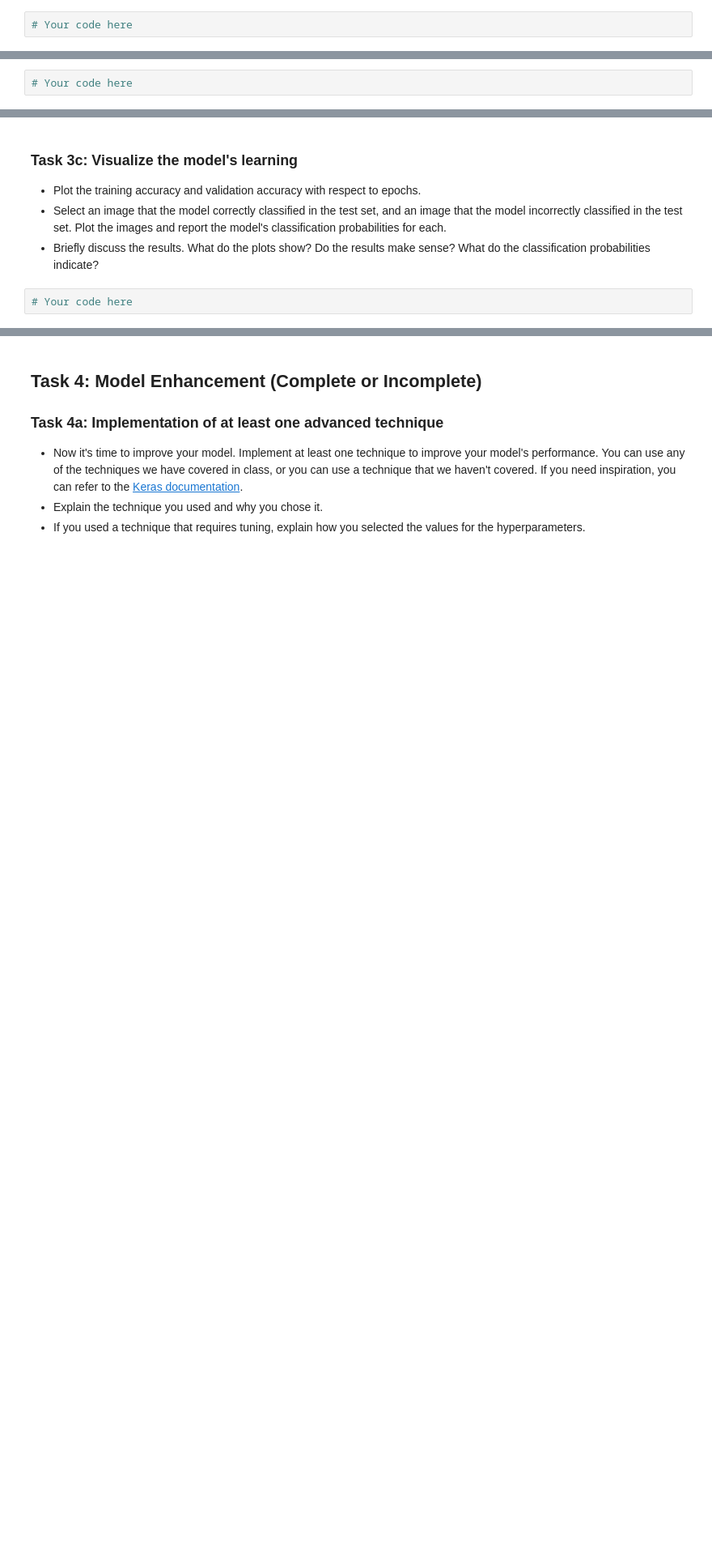
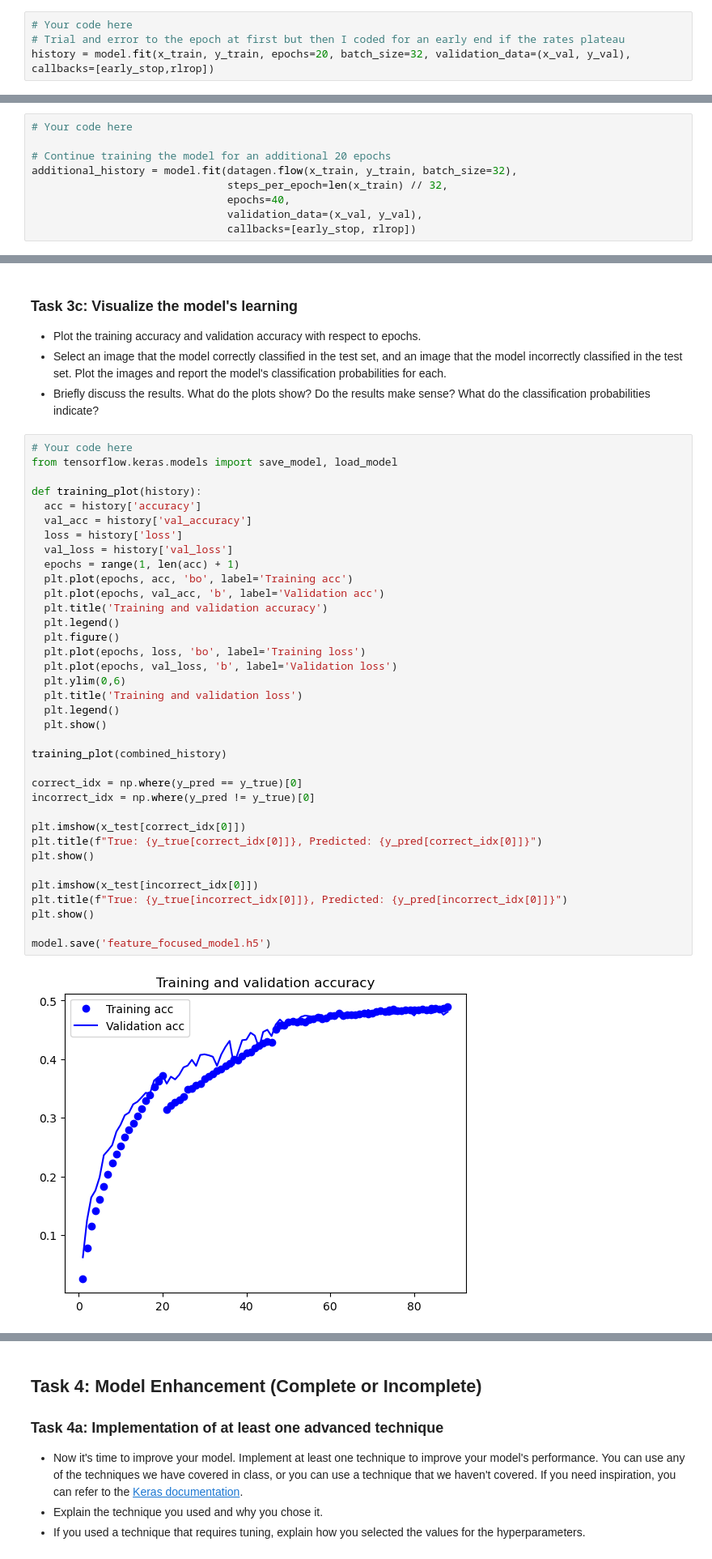
Before and after one commit to UofT-DSI/deep_learning, a Jupyter notebook: 02_activities/assignments/assignment_1.ipynb, the cells around one changed output, grey strips where cells are left out. Shown at 81% size. Drawn from its saved outputs; the diff is of its cells as text; blank space fills up the shorter version.

```diff
--- a/02_activities/assignments/assignment_1.ipynb
+++ b/02_activities/assignments/assignment_1.ipynb
@@ -62,3 +156,5 @@ from keras import optimizers
 - Use the validation set for validation.
 # %%
 # Your code here
+# Trial and error to the epoch at first but then I coded for an early end if the rates plateau
+history = model.fit(x_train, y_train, epochs=20, batch_size=32, validation_data=(x_val, y_val), callbacks=[early_stop,rlrop])
@@ -75,3 +189,10 @@ from keras import optimizers
 - <b>Interpretation of metric value:</b> ______
 # %%
 # Your code here
+
+# Continue training the model for an additional 20 epochs
+additional_history = model.fit(datagen.flow(x_train, y_train, batch_size=32),
+                               steps_per_epoch=len(x_train) // 32,
+                               epochs=40,
+                               validation_data=(x_val, y_val),
+                               callbacks=[early_stop, rlrop])
@@ -83,3 +265,39 @@ from keras import optimizers
 - Briefly discuss the results. What do the plots show? Do the results make sense? What do the classification probabilities indicate?
 # %%
 # Your code here
+from tensorflow.keras.models import save_model, load_model
+
+def training_plot(history):
+  acc = history['accuracy']
+  val_acc = history['val_accuracy']
+  loss = history['loss']
+  val_loss = history['val_loss']
+  epochs = range(1, len(acc) + 1)
+  plt.plot(epochs, acc, 'bo', label='Training acc')
+  plt.plot(epochs, val_acc, 'b', label='Validation acc')
+  plt.title('Training and validation accuracy')
+  plt.legend()
+  plt.figure()
+  plt.plot(epochs, loss, 'bo', label='Training loss')
+  plt.plot(epochs, val_loss, 'b', label='Validation loss')
+  plt.ylim(0,6)
+  plt.title('Training and validation loss')
+  plt.legend()
+  plt.show()
+
+training_plot(combined_history)
+
+correct_idx = np.where(y_pred == y_true)[0]
+incorrect_idx = np.where(y_pred != y_true)[0]
+
+plt.imshow(x_test[correct_idx[0]])
+plt.title(f"True: {y_true[correct_idx[0]]}, Predicted: {y_pred[correct_idx[0]]}")
+plt.show()
+
+plt.imshow(x_test[incorrect_idx[0]])
+plt.title(f"True: {y_true[incorrect_idx[0]]}, Predicted: {y_pred[incorrect_idx[0]]}")
+plt.show()
+
+model.save('feature_focused_model.h5')
+# %% [output]
+[figure, added]
```
Also changed, not shown: parts of 12 cells of this notebook, 1 other file.
